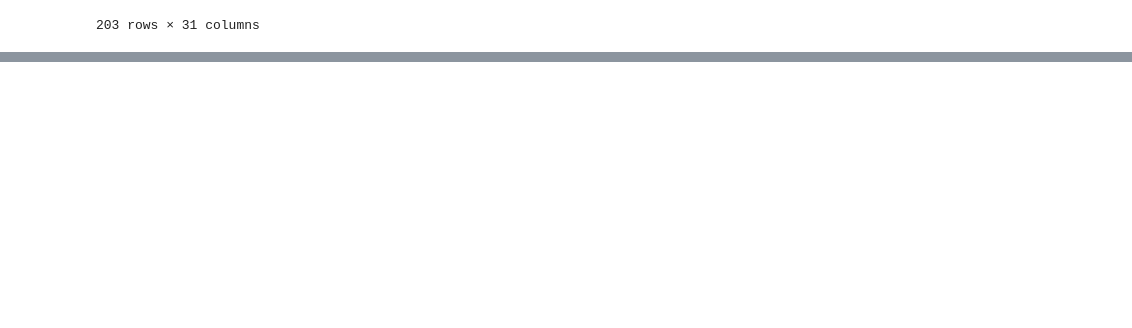
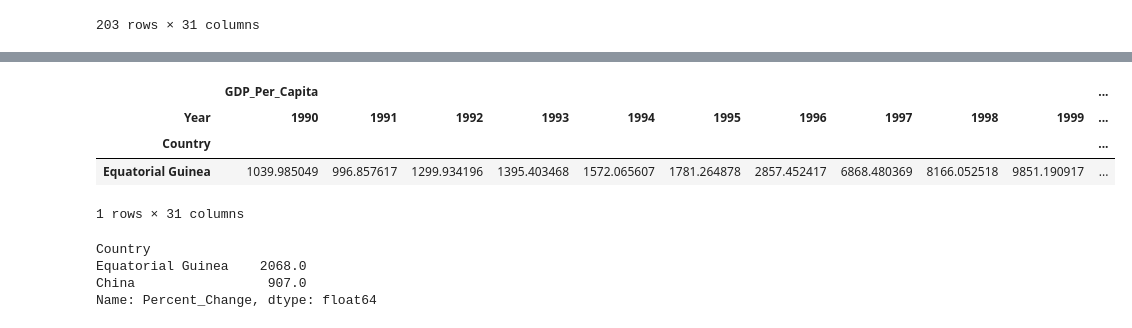
Before and after one commit to nss-data-science-cohort-5/un_exploration-Corbec, a Jupyter notebook: notebooks/UN_Data_Exploration.ipynb, the cells around one changed output, grey strips where cells are left out. Cells and saved outputs as stored; diff of their text form; code cells hidden in the pictures; blank space fills up the shorter version.

```diff
--- a/notebooks/UN_Data_Exploration.ipynb
+++ b/notebooks/UN_Data_Exploration.ipynb
@@ -241,0 +272,15 @@ gdp_pivoted
+# %%
+gdp_pivoted[gdp_pivoted['Percent_Change'] == gdp_pivoted['Percent_Change'].max()]
+# %% [output]
+|  | GDP_Per_Capita |  |  |  |  |  |  |  |  |  | ... |
+| Year | 1990 | 1991 | 1992 | 1993 | 1994 | 1995 | 1996 | 1997 | 1998 | 1999 | ... |
+| Country |  |  |  |  |  |  |  |  |  |  | ... |
+| Equatorial Guinea | 1039.985049 | 996.857617 | 1299.934196 | 1395.403468 | 1572.065607 | 1781.264878 | 2857.452417 | 6868.480369 | 8166.052518 | 9851.190917 | ... |
+1 rows × 31 columns
+# %%
+gdp_pivoted['Percent_Change'].nlargest(2)
+# %% [output]
+Country
+Equatorial Guinea    2068.0
+China                 907.0
+Name: Percent_Change, dtype: float64
```
Also changed, not shown: parts of 18 cells of this notebook.
